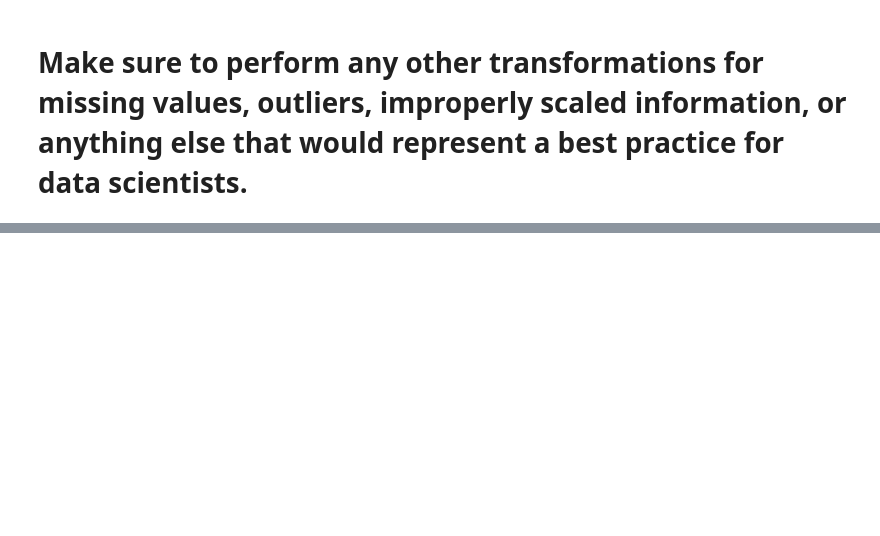
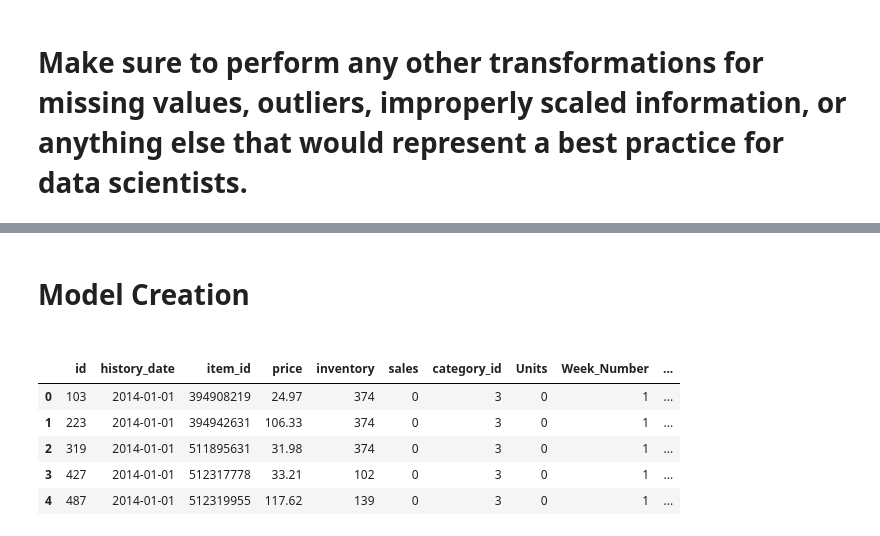
Before and after one commit to MsSyrine/Cognira_Exam, a Jupyter notebook: WIP.ipynb, the cells around one changed output, grey strips where cells are left out. Saved outputs shown, nothing was run; the diff lists cells and outputs as text; code cells hidden in the pictures; blank space fills up the shorter version.

Commit message:
Aggregate datas ( could help on modeling)

```diff
--- a/WIP.ipynb
+++ b/WIP.ipynb
@@ -198,0 +214,18 @@ imputed_tr.isnull().sum() # make sure that we haven't any NaN attribute
+# %% [markdown]
+<h1>Model Creation <h1>
+# %%
+#aggregation of two dataset : could help in modeling
+#all sales with or not promotion
+imputed_tr['item_id']=imputed_tr['item_id'].astype(int)
+
+result=pd.merge(imputed_tr,data_promo,on='item_id',how='left') # left join task
+
+result.head()
+# if we will need this table we should impute NaN attribute for sales with no promotion
+# %% [output]
+|  | id | history_date | item_id | price | inventory | sales | category_id | Units | Week_Number | ... |
+| 0 | 103 | 2014-01-01 | 394908219 | 24.97 | 374 | 0 | 3 | 0 | 1 | ... |
+| 1 | 223 | 2014-01-01 | 394942631 | 106.33 | 374 | 0 | 3 | 0 | 1 | ... |
+| 2 | 319 | 2014-01-01 | 511895631 | 31.98 | 374 | 0 | 3 | 0 | 1 | ... |
+| 3 | 427 | 2014-01-01 | 512317778 | 33.21 | 102 | 0 | 3 | 0 | 1 | ... |
+| 4 | 487 | 2014-01-01 | 512319955 | 117.62 | 139 | 0 | 3 | 0 | 1 | ... |
```
Also changed, not shown: parts of 4 cells of this notebook.
